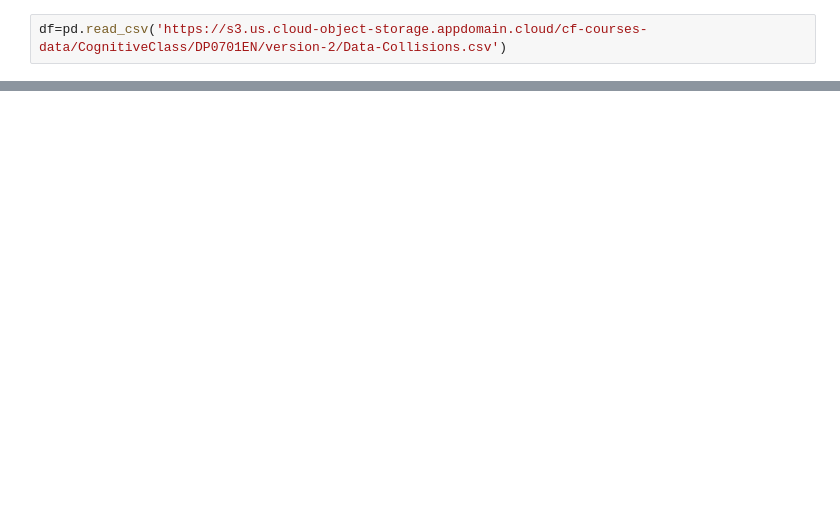
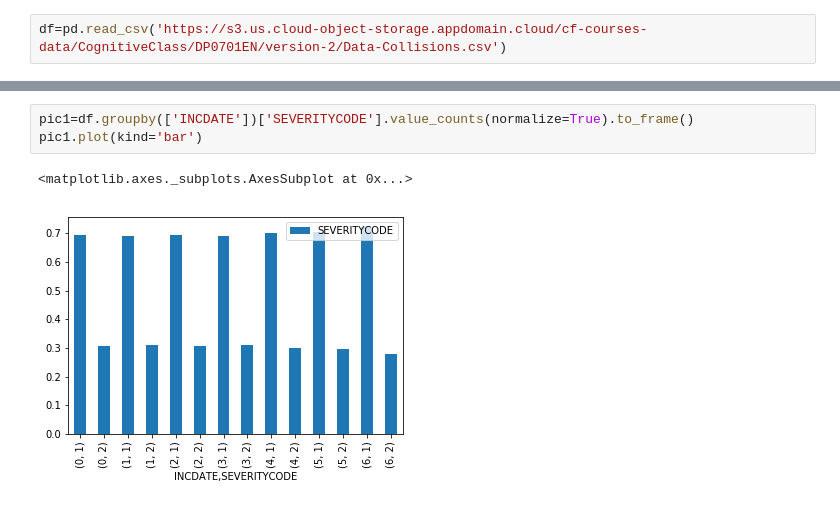
Before and after one commit to Carisa-Li/Coursera_Capstone, a Jupyter notebook: Applied Data Science Capstone.ipynb, the cells around one changed output, grey strips where cells are left out. Drawn from its saved outputs; the diff is of its cells as text; blank space fills up the shorter version.

```diff
--- a/Applied Data Science Capstone.ipynb
+++ b/Applied Data Science Capstone.ipynb
@@ -11,0 +76,6 @@ df=pd.read_csv('https://s3.us.cloud-object-storage.appdomain.cloud/cf-courses-da
+# %%
+pic1=df.groupby(['INCDATE'])['SEVERITYCODE'].value_counts(normalize=True).to_frame()
+pic1.plot(kind='bar')
+# %% [output]
+<matplotlib.axes._subplots.AxesSubplot at 0x...>
+[figure, added]
```
Also changed, not shown: parts of 49 cells of this notebook.
